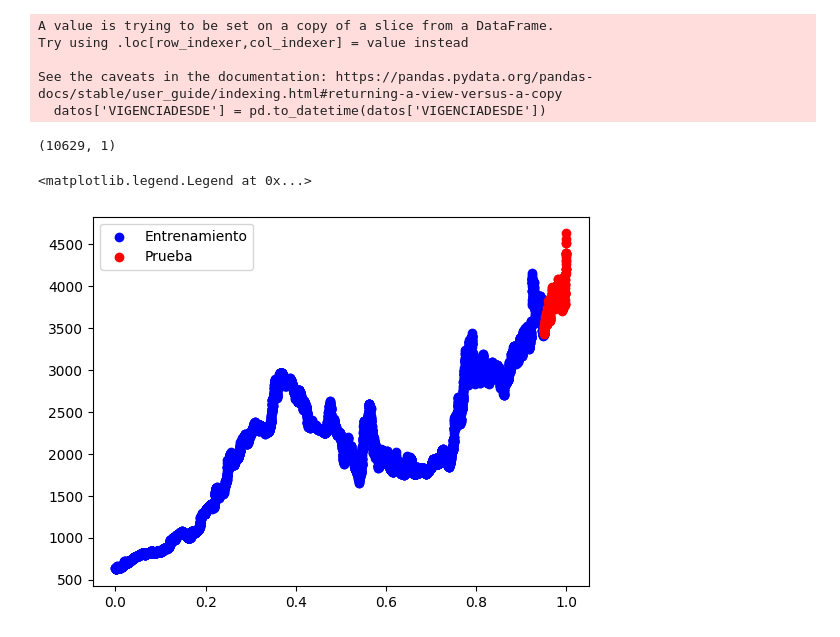
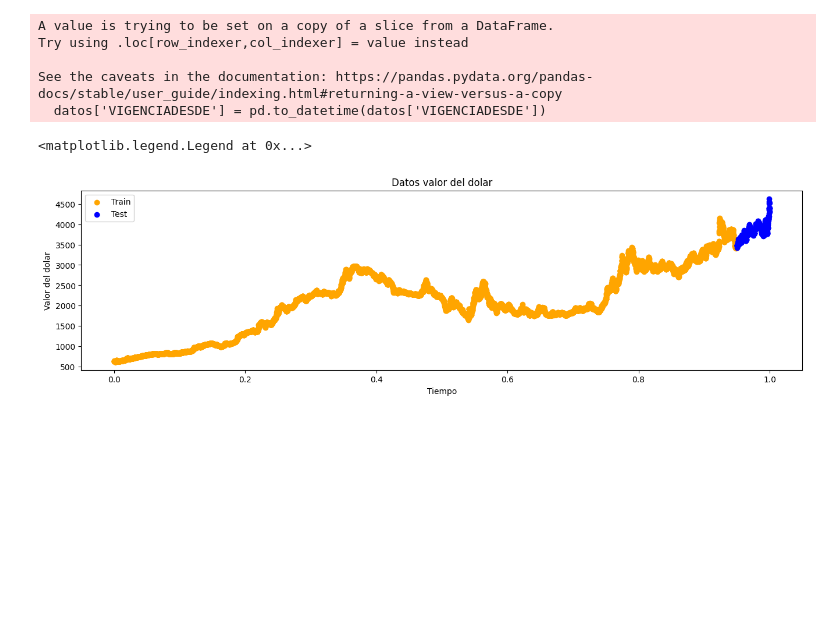
Before and after one commit to cabb1808/ProyectoSenales3, a Jupyter notebook: Proyecto_Final.ipynb, the cells around one changed output. Drawn from its saved outputs; the diff is of its cells as text; code cells hidden in the pictures; blank space fills up the shorter version.

```diff
--- a/Proyecto_Final.ipynb
+++ b/Proyecto_Final.ipynb
@@ -66,23 +66,21 @@ See the caveats in the documentation: https://pandas.pydata.org/pandas-docs/stab
 # %%
 #Creamos un vector temporal y separamos los datos en train y test
 
 
 xs = np.linspace(0, 1, len(d))
 X_train, X_test, y_train, y_test = train_test_split(xs, d['VALOR'], test_size=0.05,shuffle=False)
 X_train = X_train.reshape(-1,1)
 X_test = X_test.reshape(-1,1)
 
-print(X_train.shape)
-
-plt.scatter(X_train, y_train, color='blue', label='Entrenamiento')
-plt.scatter(X_test, y_test, color='red', label='Prueba')
-plt.xlabel('')
-plt.ylabel('')
-plt.title('')
+plt.figure(figsize=[16,4])
+plt.scatter(X_train, y_train, color='orange', label='Train')
+plt.scatter(X_test, y_test, color='blue', label='Test')
+plt.xlabel('Tiempo')
+plt.ylabel('Valor del dolar')
+plt.title('Datos valor del dolar')
 plt.legend()
 # %% [output]
-(10629, 1)
+<matplotlib.legend.Legend at 0x...>
-<matplotlib.legend.Legend at 0x...>
-[figure, old version]
+[figure, new version]
 # %%
 def MapeoDataset(X,K):
```
Also changed, not shown: parts of 7 cells of this notebook.
